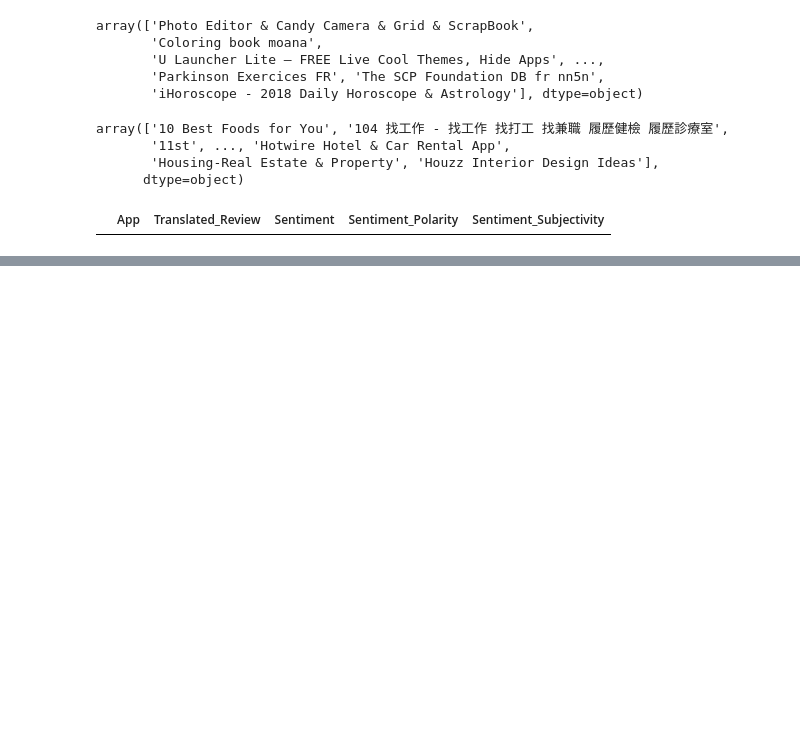
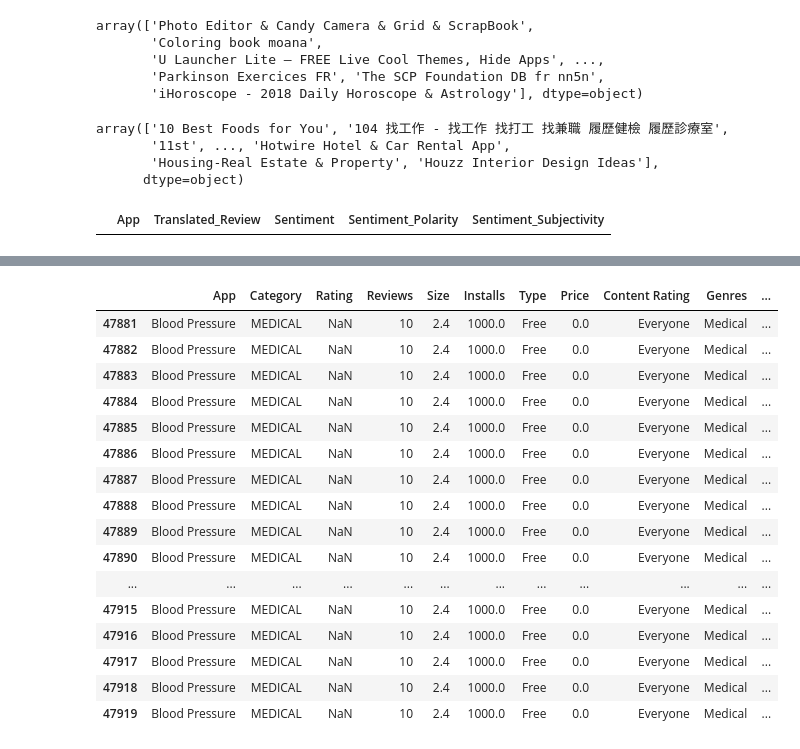
Before and after one commit to Amrutha123BS/Play-Store-App-Review-Analysis, a Jupyter notebook: Play_Store_App_Review_Analysis_Capstone_Project.ipynb, the cells around one changed output, grey strips where cells are left out. Drawn from its saved outputs; the diff is of its cells as text; code cells hidden in the pictures; blank space fills up the shorter version.

```diff
--- a/Play_Store_App_Review_Analysis_Capstone_Project.ipynb
+++ b/Play_Store_App_Review_Analysis_Capstone_Project.ipynb
@@ -725,3 +726,7 @@ PlayStore_df.tail()
 | 10838 | Parkinson Exercices FR | MEDICAL | NaN | 3 | 9.5 | 1000.0 | Free | 0.0 | Everyone | Medical | ... |
 | 10839 | The SCP Foundation DB fr nn5n | BOOKS_AND_REFERENCE | 4.5 | 114 | NaN | 1000.0 | Free | 0.0 | Mature 17+ | Books & Reference | ... |
 | 10840 | iHoroscope - 2018 Daily Horoscope... | LIFESTYLE | 4.5 | 398307 | 19000000.0 | 10000000.0 | Free | 0.0 | Everyone | Lifestyle | ... |
+# %%
+# Lets Merge two DataFrame to check the common apps
+psc_df = PlayStore_df.copy()
+urc_df = New_UR_df1.copy()
@@ -727,0 +741,2 @@ PlayStore_df.tail()
+# %%
+innerjoin = pd.merge(psc_df, urc_df, how='inner', left_on='App', right_on='App')
@@ -727,0 +764,20 @@ PlayStore_df.tail()
+# %%
+innerjoin[innerjoin.Rating.isnull()] # sentiment - 10% are -ve and 10% are neutral 80% are +ve.
+# %% [output]
+|  | App | Category | Rating | Reviews | Size | Installs | Type | Price | Content Rating | Genres | ... |
+| 47881 | Blood Pressure | MEDICAL | NaN | 10 | 2.4 | 1000.0 | Free | 0.0 | Everyone | Medical | ... |
+| 47882 | Blood Pressure | MEDICAL | NaN | 10 | 2.4 | 1000.0 | Free | 0.0 | Everyone | Medical | ... |
+| 47883 | Blood Pressure | MEDICAL | NaN | 10 | 2.4 | 1000.0 | Free | 0.0 | Everyone | Medical | ... |
+| 47884 | Blood Pressure | MEDICAL | NaN | 10 | 2.4 | 1000.0 | Free | 0.0 | Everyone | Medical | ... |
+| 47885 | Blood Pressure | MEDICAL | NaN | 10 | 2.4 | 1000.0 | Free | 0.0 | Everyone | Medical | ... |
+| 47886 | Blood Pressure | MEDICAL | NaN | 10 | 2.4 | 1000.0 | Free | 0.0 | Everyone | Medical | ... |
+| 47887 | Blood Pressure | MEDICAL | NaN | 10 | 2.4 | 1000.0 | Free | 0.0 | Everyone | Medical | ... |
+| 47888 | Blood Pressure | MEDICAL | NaN | 10 | 2.4 | 1000.0 | Free | 0.0 | Everyone | Medical | ... |
+| 47889 | Blood Pressure | MEDICAL | NaN | 10 | 2.4 | 1000.0 | Free | 0.0 | Everyone | Medical | ... |
+| 47890 | Blood Pressure | MEDICAL | NaN | 10 | 2.4 | 1000.0 | Free | 0.0 | Everyone | Medical | ... |
+| ... | ... | ... | ... | ... | ... | ... | ... | ... | ... | ... | ... |
+| 47915 | Blood Pressure | MEDICAL | NaN | 10 | 2.4 | 1000.0 | Free | 0.0 | Everyone | Medical | ... |
+| 47916 | Blood Pressure | MEDICAL | NaN | 10 | 2.4 | 1000.0 | Free | 0.0 | Everyone | Medical | ... |
+| 47917 | Blood Pressure | MEDICAL | NaN | 10 | 2.4 | 1000.0 | Free | 0.0 | Everyone | Medical | ... |
+| 47918 | Blood Pressure | MEDICAL | NaN | 10 | 2.4 | 1000.0 | Free | 0.0 | Everyone | Medical | ... |
+| 47919 | Blood Pressure | MEDICAL | NaN | 10 | 2.4 | 1000.0 | Free | 0.0 | Everyone | Medical | ... |
```
Also changed, not shown: parts of 20 cells of this notebook.
